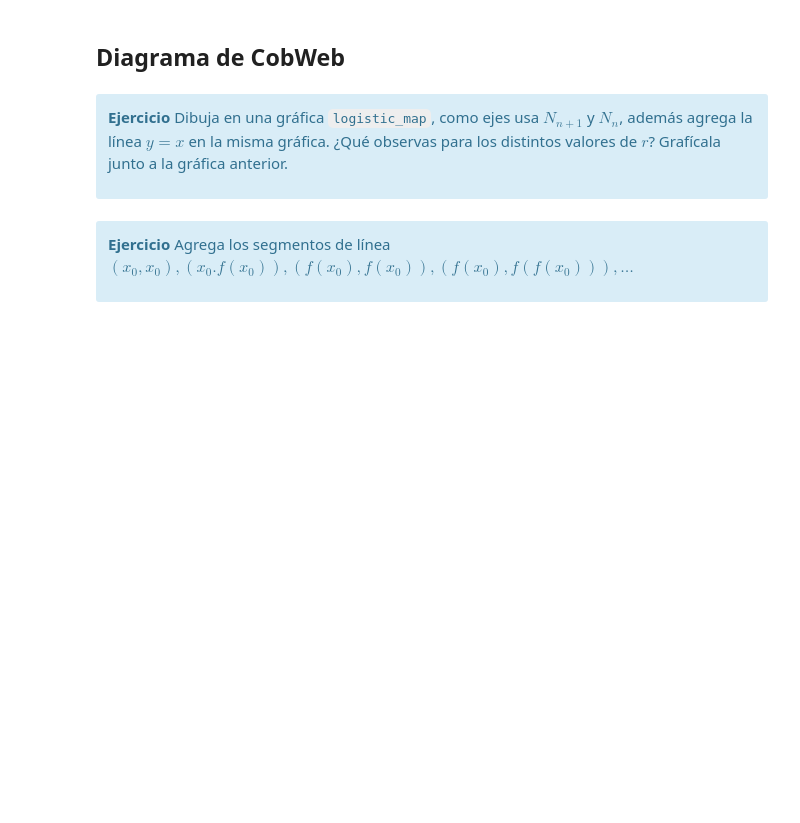
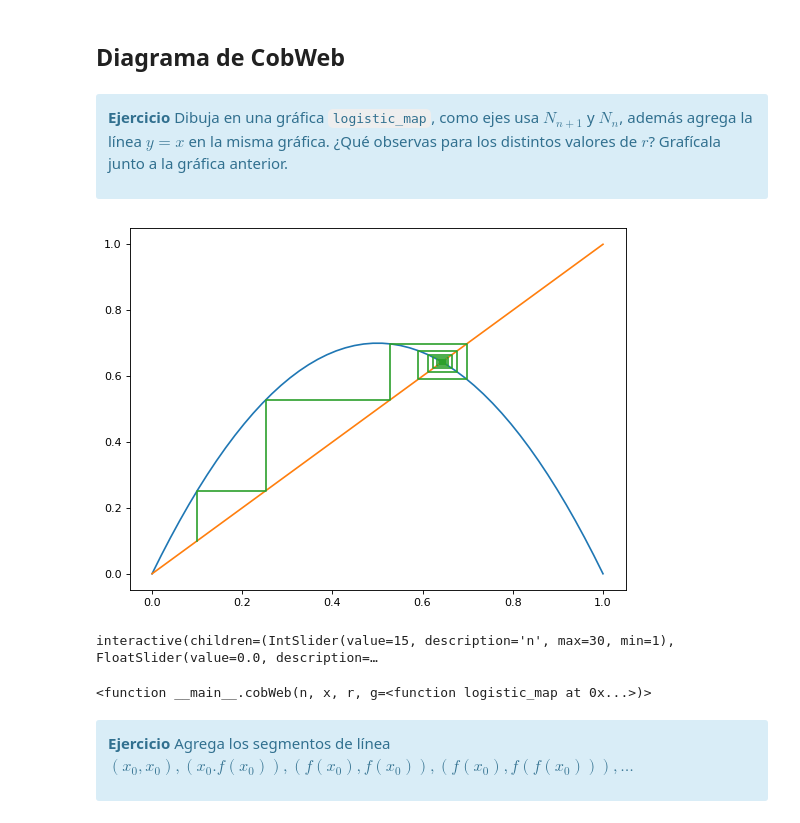
Before and after one commit to Skalas/Matematicas-computacionales-fall2020, a Jupyter notebook: alumnos/Chapata19/week10/1-chaos.ipynb, the cells around one changed output. Saved outputs shown, nothing was run; the diff lists cells and outputs as text; code cells hidden in the pictures; blank space fills up the shorter version.

```diff
--- a/alumnos/Chapata19/week10/1-chaos.ipynb
+++ b/alumnos/Chapata19/week10/1-chaos.ipynb
@@ -271,6 +271,34 @@ for i in r:
 
 **Ejercicio** Dibuja en una gráfica `logistic_map`, como ejes usa $N_{n+1}$ y $N_n$, además agrega la línea $y = x$ en la misma gráfica. ¿Qué observas para los distintos valores de $r$? Grafícala junto a la gráfica anterior.
 </div>
+# %%
+import matplotlib.pyplot as plt
+import numpy as np
+
+def cobWeb(n, x, r, g = logistic_map):
+    Y = [x]
+    V = []
+    for i in range(0, n):
+        Y.append(iterar(g, x, i+1, r))
+        V.append([Y[i],Y[i]])
+        V.append([Y[i],Y[i+1]])
+
+    V = np.array(V)
+    plt.figure(figsize = (8,6), dpi = 80)
+    X = np.linspace(0,1,50)
+    plt.plot(X,g(X ,r))
+    plt.plot(X,X)
+    plt.plot(V[:,0], V[:,1])
+# %%
+cobWeb(30, .1, 2.8, logistic_map)
+# %% [output]
+[figure, added]
+# %%
+from ipywidgets import interact, fixed, widgets
+interact(cobWeb, n = (1,30,1), x= (0,1,.1), r=(0,4,.1), g = fixed(logistic_map))
+# %% [output]
+interactive(children=(IntSlider(value=15, description='n', max=30, min=1), FloatSlider(value=0.0, description=…
+<function __main__.cobWeb(n, x, r, g=<function logistic_map at 0x...>)>
 # %% [markdown]
 <div class="alert alert-info">
 
```
Also changed, not shown: 6 other files.
